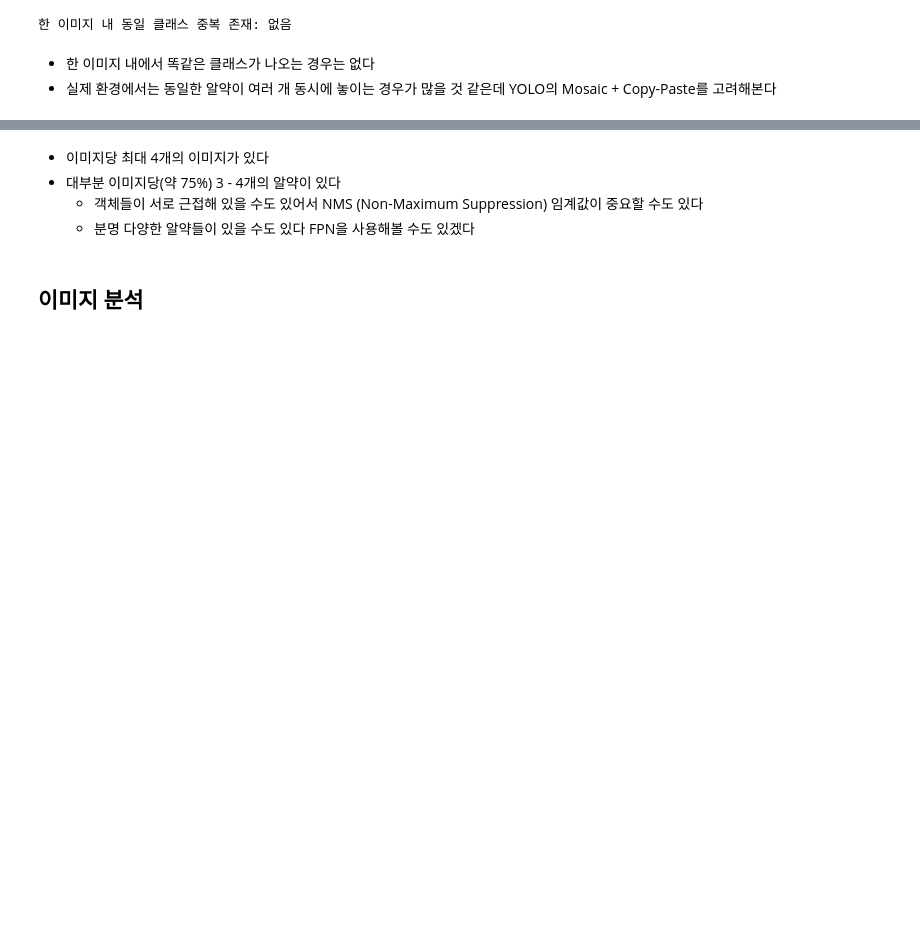
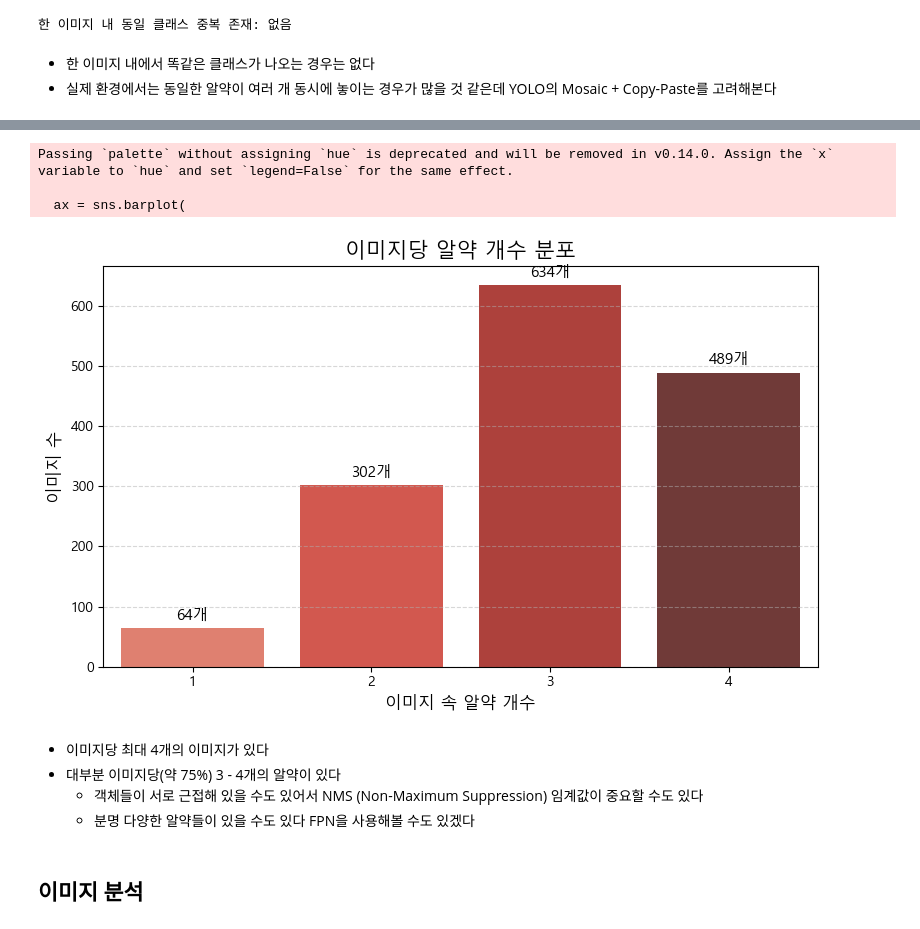
Before and after one commit to codeitteam777/codeitteam7, a Jupyter notebook: initial_data_analysis.ipynb, the cells around one changed output, grey strips where cells are left out. Cells and saved outputs as stored; diff of their text form; code cells hidden in the pictures; blank space fills up the shorter version.

```diff
--- a/initial_data_analysis.ipynb
+++ b/initial_data_analysis.ipynb
@@ -583,0 +560,73 @@ print(count_df.to_string())
+# %%
+# 이미지당 알약 개수 분포 분석 시작
+# master_data에서 이미지별 알약 개수(ann_count)를 뽑아 리스트로 만든다
+ann_counts_list = []
+for img_data in master_data.values():
+    ann_counts_list.append(len(img_data['annotations']))
+
+# 개수별로 카운트
+count_distribution = Counter(ann_counts_list)
+
+# DataFrame으로 변환
+count_df = pd.DataFrame(count_distribution.items(), columns = ['pill_count', 'image_count'])
+count_df = count_df.sort_values(by = 'pill_count', ascending = True).reset_index(drop = True)
+
+print("이미지당 알약 개수 분포")
+print(count_df.to_string())
+
+# 한글 폰트 설정
+if platform.system() == 'Windows':
+    font_name = font_manager.FontProperties(fname="c:/Windows/Fonts/malgun.ttf").get_name()
+    rc('font', family=font_name)
+elif platform.system() == 'Darwin': # Mac OS
+    rc('font', family='AppleGothic')
+else:
+    try:
+        font_name = font_manager.FontProperties(fname='/usr/share/fonts/truetype/nanum/NanumGothic.ttf').get_name()
+        rc('font', family=font_name)
+    except:
+        rc('font', family='DejaVu Sans')
+
+plt.rcParams['axes.unicode_minus'] = False
+
+# 데이터프레임 생성
+# master_data에서 이미지별 알약 개수(ann_count)를 뽑아 리스트로 만든다
+ann_counts_list = []
+for img_data in master_data.values():
+    ann_counts_list.append(len(img_data['annotations']))
+
+# 개수별로 카운트
+count_distribution = Counter(ann_counts_list)
+
+# DataFrame으로 변환
+count_df = pd.DataFrame(count_distribution.items(), columns = ['pill_count', 'image_count'])
+count_df = count_df.sort_values(by = 'pill_count', ascending = True).reset_index(drop = True)
+
+
+# 시각화 (Bar Plot)
+plt.figure(figsize=(8, 5))
+ax = sns.barplot(
+    x='pill_count',
+    y='image_count',
+    data=count_df,
+    palette='Reds_d'
+)
+
+# 각 막대 위에 이미지 개수 텍스트 추가
+for p in ax.patches:
+    ax.annotate(f"{int(p.get_height())}개",
+                (p.get_x() + p.get_width() / 2., p.get_height()),
+                ha = 'center', va = 'center',
+                xytext = (0, 9),
+                textcoords = 'offset points',
+                fontsize = 11)
+
+plt.title('이미지당 알약 개수 분포', fontsize = 15)
+plt.xlabel('이미지 속 알약 개수', fontsize = 12)
+plt.ylabel('이미지 수', fontsize = 12)
+plt.xticks(fontsize = 10)
+plt.grid(axis = 'y', linestyle = '--', alpha = 0.5)
+plt.tight_layout()
+plt.savefig('pill_count_distribution_bar_plot_clean.png')
+# plt.show()
+# %% [output]
@@ -584,3 +639,7 @@ print(count_df.to_string())
+Passing `palette` without assigning `hue` is deprecated and will be removed in v0.14.0. Assign the `x` variable to `hue` and set `legend=False` for the same effect.
+
+  ax = sns.barplot(
+[figure, added]
 # %% [markdown]
 - 이미지당 최대 4개의 이미지가 있다
 - 대부분 이미지당(약 75%) 3 - 4개의 알약이 있다
```
Also changed, not shown: parts of 8 cells of this notebook, 1 other file.
